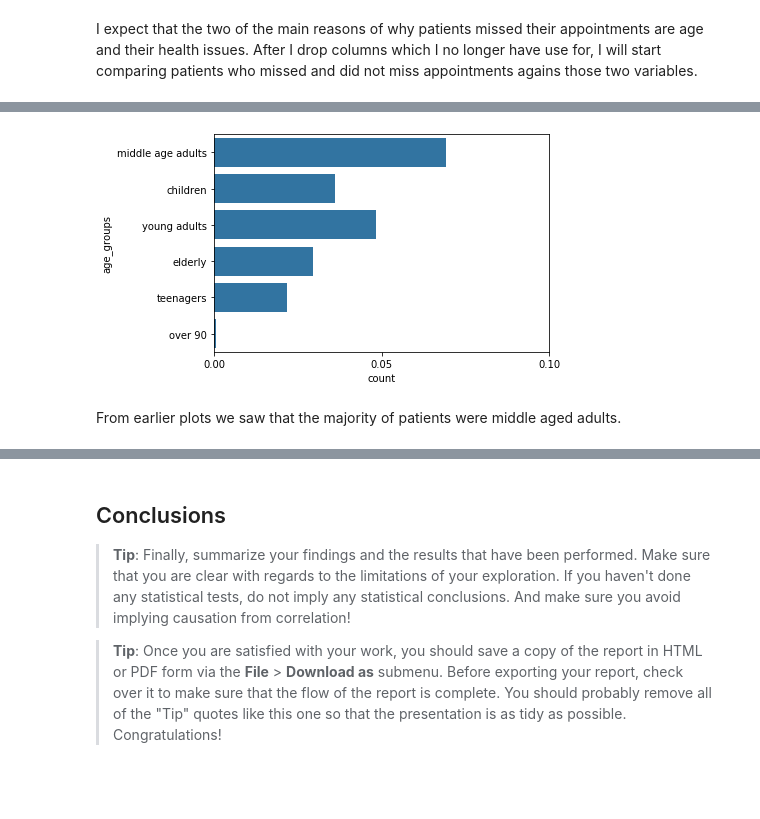
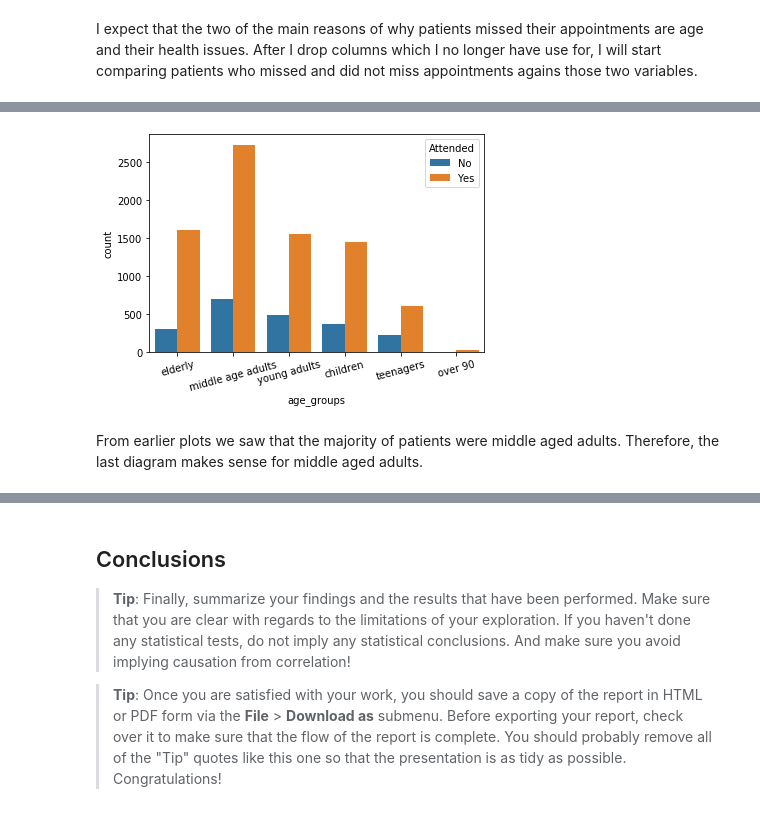
Before and after one commit to BexTuychiev/appointments_show, a Jupyter notebook: investigate-a-dataset-template.ipynb, the cells around one changed output, grey strips where cells are left out. Drawn from its saved outputs; the diff is of its cells as text; code cells hidden in the pictures; blank space fills up the shorter version.

```diff
--- a/investigate-a-dataset-template.ipynb
+++ b/investigate-a-dataset-template.ipynb
@@ -496,15 +483,9 @@ plt.xticks(ticks * n, tick_labels);
-# %%
-# Do the same for missed patients
-n = subset_appointments.shape[0]
-group_counts = subset_appointments[not_attended].age_groups.value_counts()
-group_counts_order = group_counts.index
-max_group_count = group_counts.max()
-max_prop = max_group_count / n
-ticks = np.arange(0, max_prop + 0.05, 0.05)
-tick_labels = ['{:0.2f}'.format(v) for v in ticks]
-sb.countplot(data=subset_appointments[not_attended], y='age_groups', color=base_color)
-plt.xticks(ticks * n, tick_labels);
-# %% [output]
-[figure, removed]
+# %%
+# Plot the difference in attendance between age groups
+sb.countplot(data=subset_appointments, x='age_groups', hue='attended')
+plt.xticks(rotation=15)
+plt.legend(labels=['No', 'Yes'], title='Attended');
+# %% [output]
+[figure, added]
 # %% [markdown]
-From earlier plots we saw that the majority of patients were middle aged adults.
+From earlier plots we saw that the majority of patients were middle aged adults. Therefore, the last diagram makes sense for middle aged adults.
```
Also changed, not shown: parts of 4 cells of this notebook.
